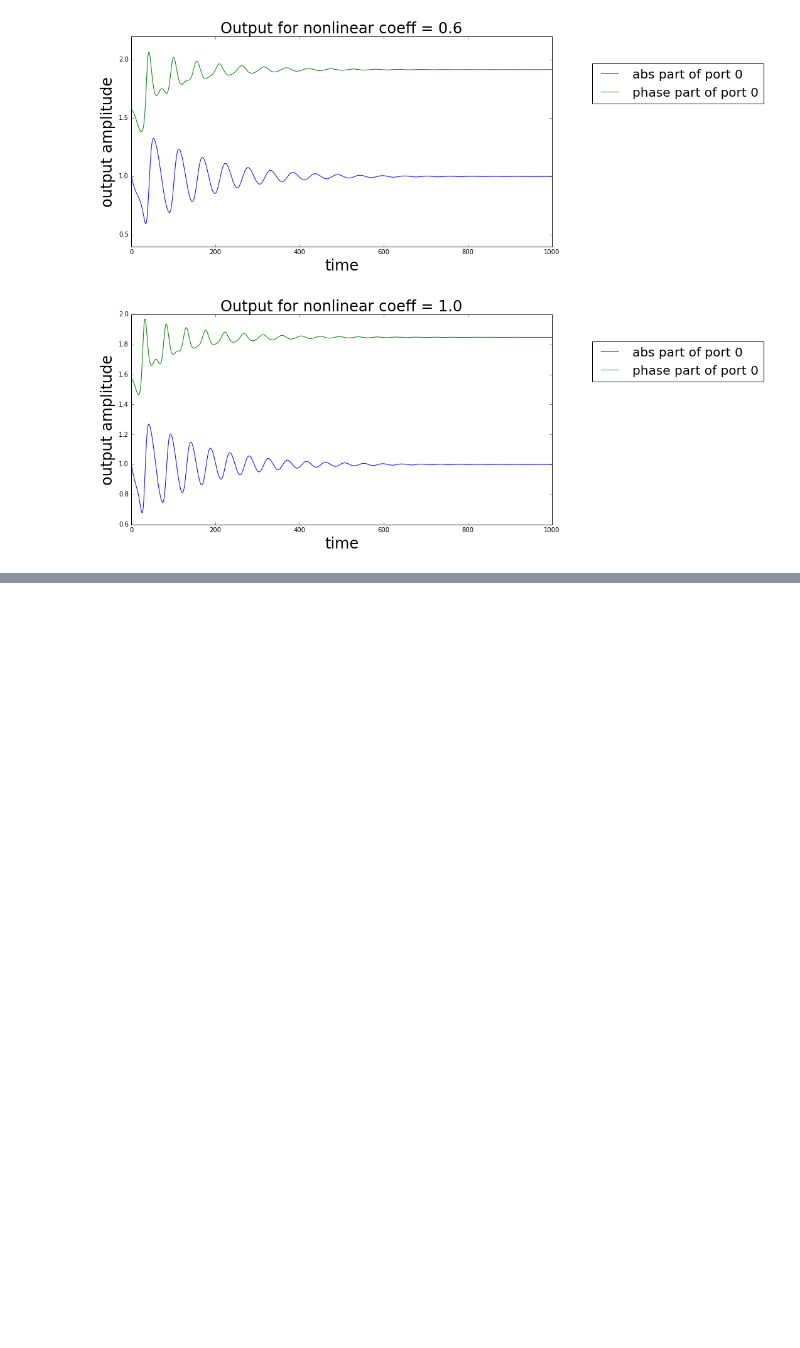
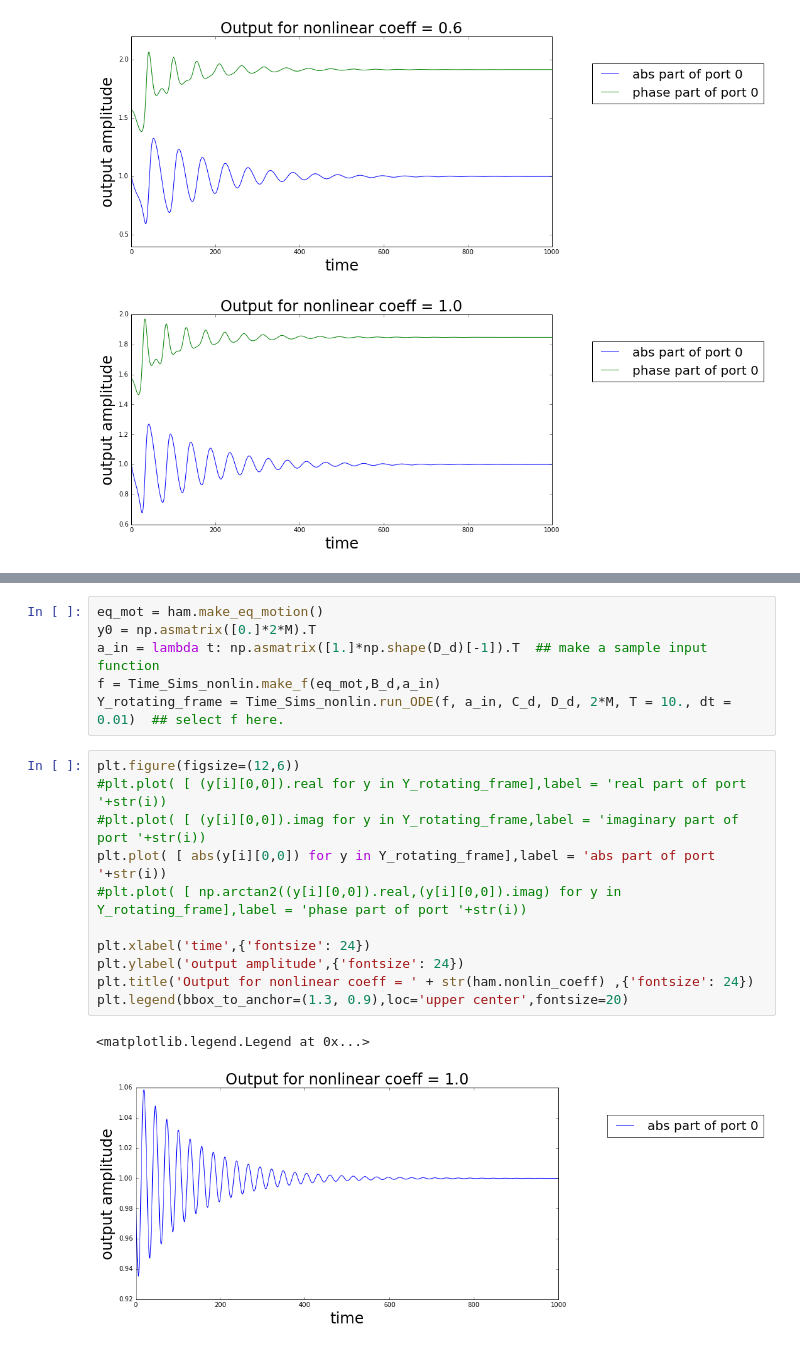
Before and after one commit to tabakg/potapov_interpolation, a Jupyter notebook: Time_Sims_nonlin_testing_and_comments.ipynb, the cells around one changed output, grey strips where cells are left out. Cells and saved outputs as stored; diff of their text form; blank space fills up the shorter version.

```diff
--- a/Time_Sims_nonlin_testing_and_comments.ipynb
+++ b/Time_Sims_nonlin_testing_and_comments.ipynb
@@ -404,0 +448,20 @@ for nonlin_coeff in nonlin_coeffs_list:
+# %%
+eq_mot = ham.make_eq_motion()
+y0 = np.asmatrix([0.]*2*M).T
+a_in = lambda t: np.asmatrix([1.]*np.shape(D_d)[-1]).T  ## make a sample input function
+f = Time_Sims_nonlin.make_f(eq_mot,B_d,a_in)
+Y_rotating_frame = Time_Sims_nonlin.run_ODE(f, a_in, C_d, D_d, 2*M, T = 10., dt = 0.01)  ## select f here.
+# %%
+plt.figure(figsize=(12,6))
+#plt.plot( [ (y[i][0,0]).real for y in Y_rotating_frame],label = 'real part of port '+str(i))
+#plt.plot( [ (y[i][0,0]).imag for y in Y_rotating_frame,label = 'imaginary part of port '+str(i))
+plt.plot( [ abs(y[i][0,0]) for y in Y_rotating_frame],label = 'abs part of port '+str(i))
+#plt.plot( [ np.arctan2((y[i][0,0]).real,(y[i][0,0]).imag) for y in Y_rotating_frame],label = 'phase part of port '+str(i))
+
+plt.xlabel('time',{'fontsize': 24})
+plt.ylabel('output amplitude',{'fontsize': 24})
+plt.title('Output for nonlinear coeff = ' + str(ham.nonlin_coeff) ,{'fontsize': 24})
+plt.legend(bbox_to_anchor=(1.3, 0.9),loc='upper center',fontsize=20)
+# %% [output]
+<matplotlib.legend.Legend at 0x...>
+[figure, added]
```
Also changed, not shown: parts of 20 cells of this notebook, 2 other files.
